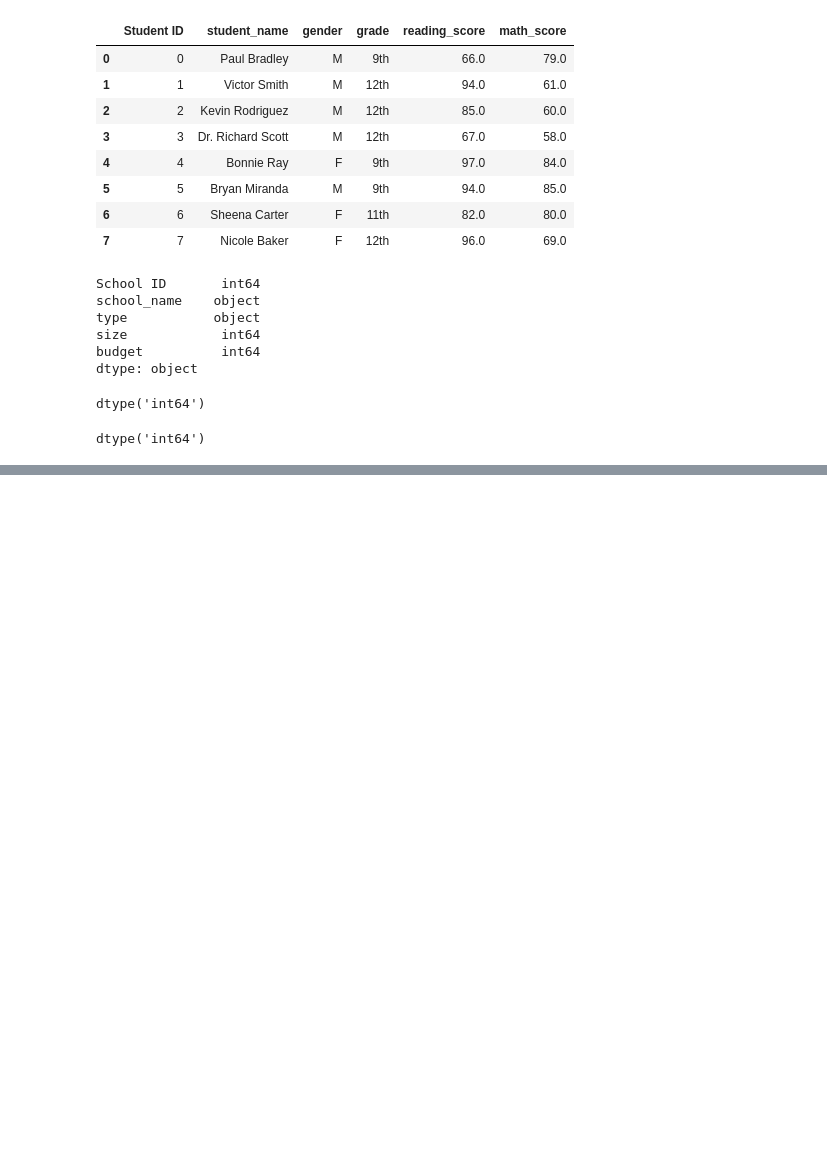
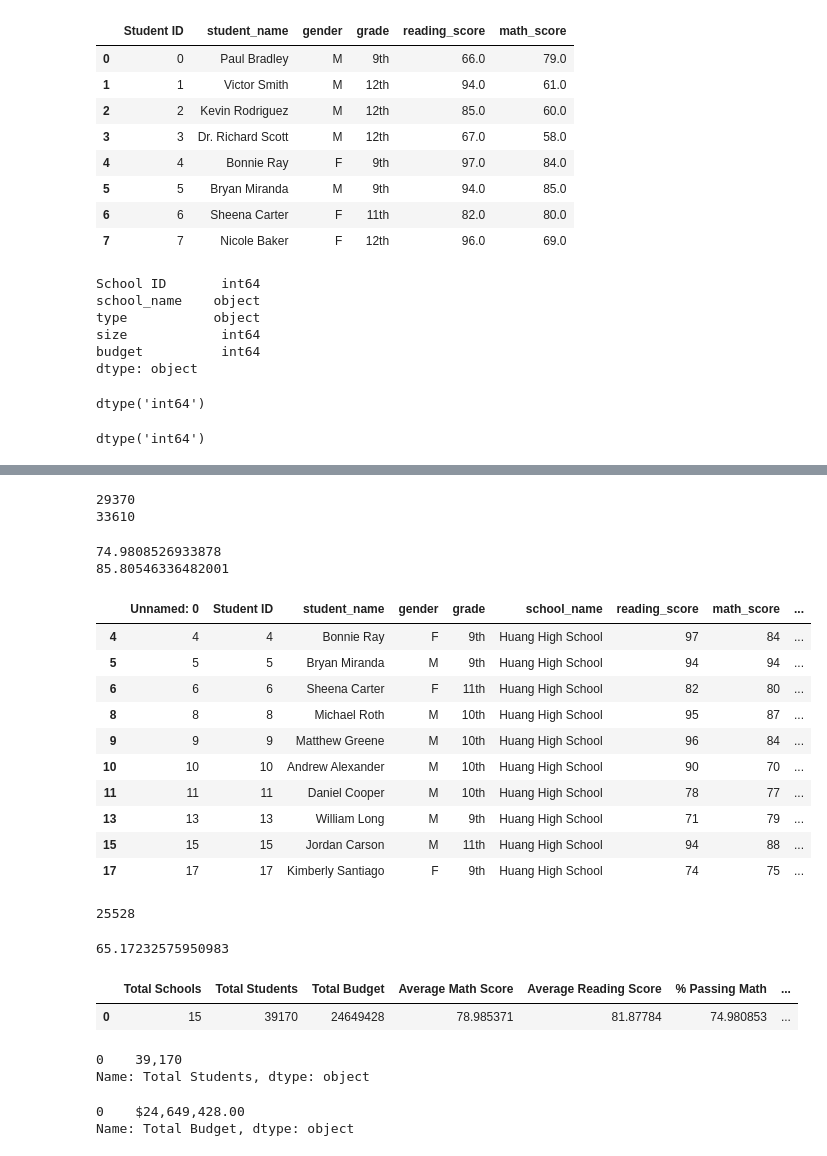
Before and after one commit to amykatherines/School_District_Analysis, a Jupyter notebook: PyCitySchools.ipynb, the cells around one changed output, grey strips where cells are left out. Cells and saved outputs as stored; diff of their text form; code cells hidden in the pictures; blank space fills up the shorter version.

```diff
--- a/PyCitySchools.ipynb
+++ b/PyCitySchools.ipynb
@@ -266,0 +265,4 @@ student_data_df.head(20)
+# %%
+# merge() method - Allows you to combine dataframes (JOIN) Combine the data into a single dataset.
+school_data_complete_df = pd.merge(student_data_df, school_data_df, on=["school_name", "school_name"])
+school_data_complete_df.head()
@@ -266,0 +327,6 @@ student_data_df.head(20)
+# %%
+print(passing_math_count)
+print(passing_reading_count)
+# %% [output]
+29370
+33610
@@ -266,0 +337,64 @@ student_data_df.head(20)
+# %%
+print(passing_math_percentage)
+print(passing_reading_percentage)
+# %% [output]
+74.9808526933878
+85.80546336482001
+# %%
+# populate a dataframe with the students who passed both math and reading
+passing_math_reading = school_data_complete_df[(school_data_complete_df["math_score"] >= 70) & (school_data_complete_df["reading_score"] >= 70)]
+passing_math_reading.head(10)
+# %% [output]
+|  | Unnamed: 0 | Student ID | student_name | gender | grade | school_name | reading_score | math_score | ... |
+| 4 | 4 | 4 | Bonnie Ray | F | 9th | Huang High School | 97 | 84 | ... |
+| 5 | 5 | 5 | Bryan Miranda | M | 9th | Huang High School | 94 | 94 | ... |
+| 6 | 6 | 6 | Sheena Carter | F | 11th | Huang High School | 82 | 80 | ... |
+| 8 | 8 | 8 | Michael Roth | M | 10th | Huang High School | 95 | 87 | ... |
+| 9 | 9 | 9 | Matthew Greene | M | 10th | Huang High School | 96 | 84 | ... |
+| 10 | 10 | 10 | Andrew Alexander | M | 10th | Huang High School | 90 | 70 | ... |
+| 11 | 11 | 11 | Daniel Cooper | M | 10th | Huang High School | 78 | 77 | ... |
+| 13 | 13 | 13 | William Long | M | 9th | Huang High School | 71 | 79 | ... |
+| 15 | 15 | 15 | Jordan Carson | M | 11th | Huang High School | 94 | 88 | ... |
+| 17 | 17 | 17 | Kimberly Santiago | F | 9th | Huang High School | 74 | 75 | ... |
+# %%
+overall_passing_math_reading_count = passing_math_reading["student_name"].count()
+print(overall_passing_math_reading_count)
+# %% [output]
+25528
+# %%
+overall_passing_percentage = overall_passing_math_reading_count / float(student_count) * 100
+overall_passing_percentage
+# %% [output]
+65.17232575950983
+# %%
+# Adding a list of values with keys to create a new DataFrame.
+district_summary_df = pd.DataFrame(
+          [{"Total Schools": school_count_2,
+          "Total Students": student_count,
+          "Total Budget": total_budget,
+          "Average Math Score": average_math_score,
+          "Average Reading Score": average_reading_score,
+          "% Passing Math": passing_math_percentage,
+         "% Passing Reading": passing_reading_percentage,
+        "% Overall Passing": overall_passing_percentage}])
+district_summary_df
+# %% [output]
+|  | Total Schools | Total Students | Total Budget | Average Math Score | Average Reading Score | % Passing Math | ... |
+| 0 | 15 | 39170 | 24649428 | 78.985371 | 81.87784 | 74.980853 | ... |
+# %%
+# Format the "Total Students" to have the comma for a thousands separator.
+district_summary_df["Total Students"] = district_summary_df["Total Students"].map("{:,}".format)
+
+district_summary_df["Total Students"]
+# %% [output]
+0    39,170
+Name: Total Students, dtype: object
+# %%
+# Format "Total Budget" to have the comma for a thousands separator, a decimal separator, and a "$".
+
+district_summary_df["Total Budget"] = district_summary_df["Total Budget"].map("${:,.2f}".format)
+
+district_summary_df["Total Budget"]
+# %% [output]
+0    $24,649,428.00
+Name: Total Budget, dtype: object
```
Also changed, not shown: parts of 18 cells of this notebook, 1 other file.
